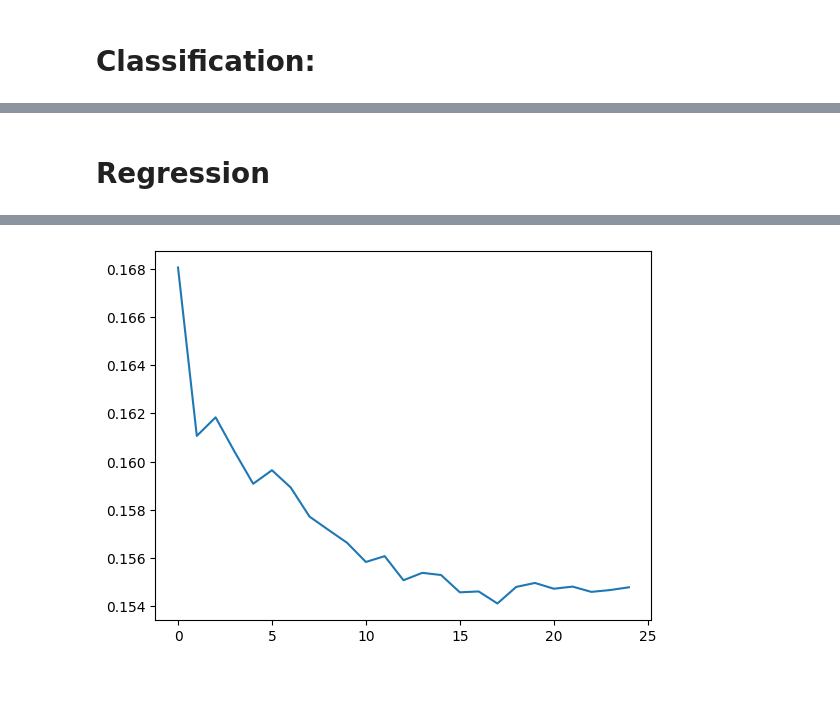
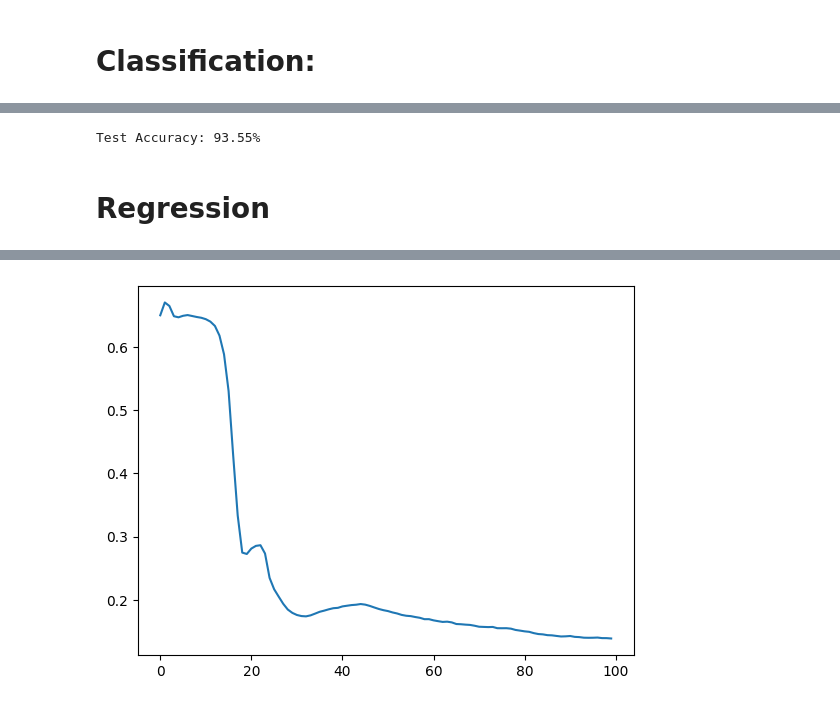
Before and after one commit to HanaeELMEKKI/COMP-6321-Assignment-1, a Jupyter notebook: Question3/Implementation_Question_3.ipynb, the cells around one changed output, grey strips where cells are left out. Drawn from its saved outputs; the diff is of its cells as text; code cells hidden in the pictures.

```diff
--- a/Question3/Implementation_Question_3.ipynb
+++ b/Question3/Implementation_Question_3.ipynb
@@ -27,7 +29,7 @@ df['GENDER'] = label_encoder.fit_transform(df['GENDER'])
 df['LUNG_CANCER'] = label_encoder.fit_transform(df['LUNG_CANCER'])
 # %%
 #Normalization
-df_trn, df_tst = train_test_split( df, test_size=0.3)
+df_trn, df_tst = train_test_split( df, test_size=0.3,random_state=46)
 X_trn = df_trn.drop(columns=['LUNG_CANCER'])
 y_trn = df_trn['LUNG_CANCER']
 
@@ -38,10 +40,10 @@ scaler = StandardScaler()
 X_trn = scaler.fit_transform(X_trn)
 X_tst = scaler.transform(X_tst)
 
-y_trn = scaler.fit_transform(y_trn.values.reshape(-1, 1))
-y_tst = scaler.fit_transform(y_tst.values.reshape(-1, 1))
+#y_trn = scaler.fit_transform(y_trn.values.reshape(-1, 1))
+#y_tst = scaler.fit_transform(y_tst.values.reshape(-1, 1))
 # %%
 X_trn_torch = torch.tensor (X_trn, dtype=torch.float32)
-y_trn_torch = torch.tensor (y_trn, dtype=torch.float32).reshape(-1,1)
+y_trn_torch = torch.tensor (y_trn.values, dtype=torch.float32).reshape(-1,1)
 X_tst_torch = torch.tensor (X_tst, dtype=torch.float32)
-y_tst_torch = torch.tensor (y_tst, dtype=torch.float32).reshape(-1,1)
+y_tst_torch = torch.tensor (y_tst.values, dtype=torch.float32).reshape(-1,1)
@@ -59,12 +50,25 @@ model = nn.Sequential(
 # %%
+# Define the Model
+model = nn.Sequential(
+    nn.Linear(15, 20),
+    nn.ReLU(),
+    nn.Linear(20, 10),
+    nn.ReLU(),
+    nn.Linear(10, 5),
+    nn.ReLU(),
+    nn.Linear(5, 1),
+)
+
 # Train the model
-torch.manual_seed(0)
+seed = 0
+torch.manual_seed(seed)
+
 history = []
 loss_bce = nn.BCEWithLogitsLoss()  # Binary Cross Entropy Loss
 optimizer = torch.optim.SGD(model.parameters(), lr=0.01, momentum=0.9)
 
 # Training the model
-epochs = 10
+epochs = 100
 batch_size = 100
 for epoch in range(epochs):
     for i in range(0, len(X_trn), batch_size):
@@ -100,3 +110,20 @@ Loss on test set: 0.2728
+# %%
+model.eval()
+with torch.no_grad():
+    outputs = model(X_tst_torch)
+
+# Convert predictions and true labels to 0s and 1s
+predictions = (outputs > 0.5).float()  # Assuming threshold of 0.5 for binary classification
+true_labels = y_tst_torch
+
+# Calculate accuracy
+correct = (predictions == true_labels).sum().item()
+total = true_labels.size(0)
+accuracy = correct / len(y_tst_torch)
+
+print(f'Test Accuracy: {accuracy * 100:.2f}%')
+# %% [output]
+Test Accuracy: 93.55%
 # %% [markdown]
 # **Regression**
 # %%
@@ -141,4 +157,15 @@ model = nn.Sequential(
 # %%
+# Define the Model
+model = nn.Sequential(
+    nn.Linear(6, 12),
+    nn.ReLU(),
+    nn.Linear(12, 4),
+    nn.ReLU(),
+    nn.Linear(4, 2),
+    nn.ReLU(),
+    nn.Linear(2, 1)
+)
+
 # Train the model
 history_regression = []
 torch.manual_seed(0)
@@ -147,7 +174,7 @@ optimizer = torch.optim.SGD(model.parameters(),lr=0.01, momentum=0.9)
 batch_size = 100
 
 # Training the model
-epochs = 25
+epochs = 100
 for epoch in range(epochs):
 
     for i in range(0, len(X_trn), batch_size):
@@ -188 +215 @@ Loss on test set: 0.1676
-[figure, old version]
+[figure, new version]
```
Also changed, not shown: parts of 6 cells of this notebook.
